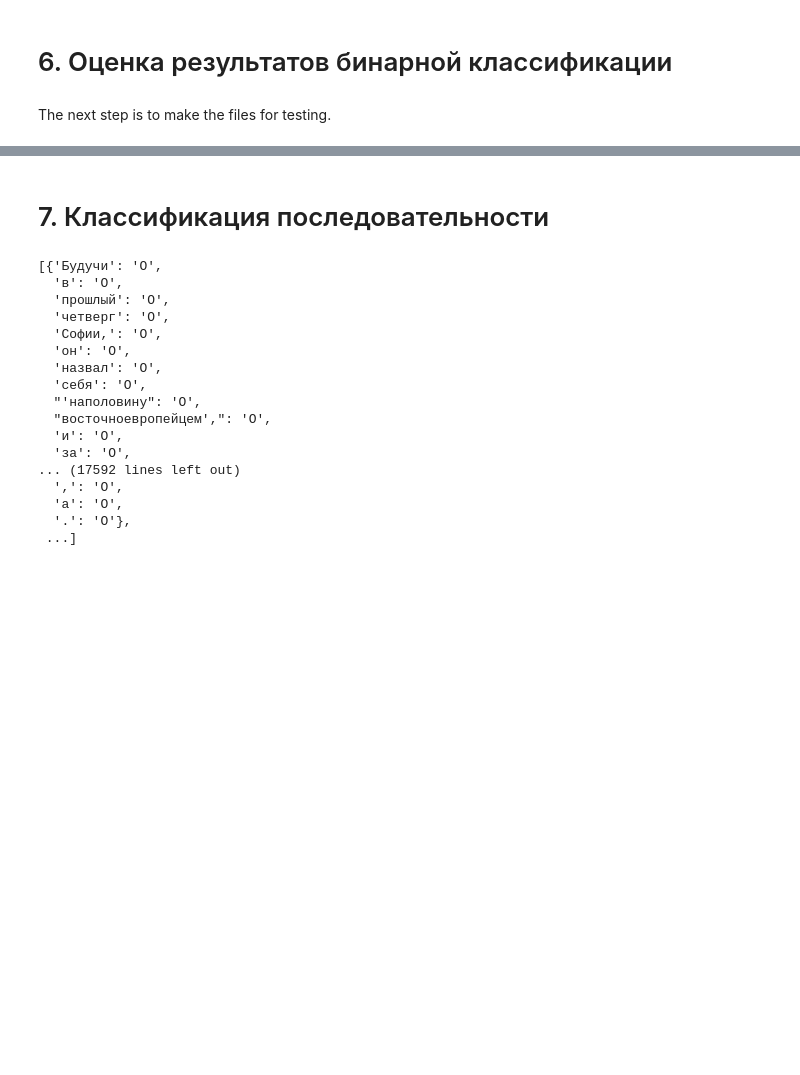
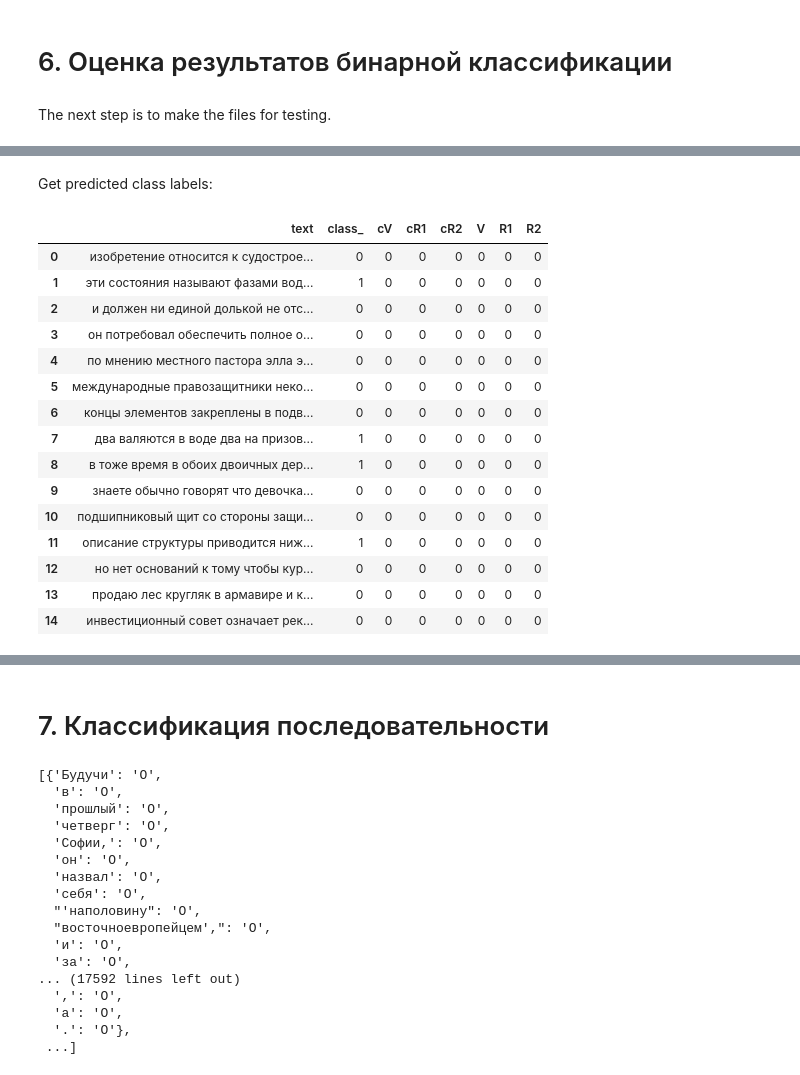
Before and after one commit to aikakysymys/MachineLearning, a Jupyter notebook: HW2_ellipsis.ipynb, the cells around one changed output, grey strips where cells are left out. Saved outputs shown, nothing was run; the diff lists cells and outputs as text; code cells hidden in the pictures; blank space fills up the shorter version.

```diff
--- a/HW2_ellipsis.ipynb
+++ b/HW2_ellipsis.ipynb
@@ -544,7 +659,7 @@ Use tf.cast instead.
 # %% [markdown]
 The next step is to make the files for testing.
 # %%
-test = pd.read_csv('test.csv',sep = '\t', quoting=csv.QUOTE_NONE,encoding='utf-8').fillna(0)
+#test = pd.read_csv('test.csv',sep = '\t', quoting=csv.QUOTE_NONE,encoding='utf-8').fillna(0)
 # %%
 docs_test, labels_test, text_index_test = clear_text(test, 50)
 encoded_test = [one_hot(d, vocab_size) for d in docs_test]
@@ -560,0 +676,7 @@ The achieved accuracy is 59.2%.
+# %%
+zeros = []
+for i in enumerate(docs_test):
+    zeros.append('0')
+# %%
+
+test_ = pd.DataFrame({'text': docs_test, 'class_': labels_test, 'cV':zeros, 'cR1':zeros, 'cR2':zeros, 'V':zeros, 'R1':zeros, 'R2':zeros})
@@ -560,0 +685,2 @@ The achieved accuracy is 59.2%.
+# %% [markdown]
+Get predicted class labels:
@@ -560,0 +697,19 @@ The achieved accuracy is 59.2%.
+# %%
+test_.head(15)
+# %% [output]
+|  | text | class_ | cV | cR1 | cR2 | V | R1 | R2 |
+| 0 | изобретение относится к судострое... | 0 | 0 | 0 | 0 | 0 | 0 | 0 |
+| 1 | эти состояния называют фазами вод... | 1 | 0 | 0 | 0 | 0 | 0 | 0 |
+| 2 | и должен ни единой долькой не отс... | 0 | 0 | 0 | 0 | 0 | 0 | 0 |
+| 3 | он потребовал обеспечить полное о... | 0 | 0 | 0 | 0 | 0 | 0 | 0 |
+| 4 | по мнению местного пастора элла э... | 0 | 0 | 0 | 0 | 0 | 0 | 0 |
+| 5 | международные правозащитники неко... | 0 | 0 | 0 | 0 | 0 | 0 | 0 |
+| 6 | концы элементов закреплены в подв... | 0 | 0 | 0 | 0 | 0 | 0 | 0 |
+| 7 | два валяются в воде два на призов... | 1 | 0 | 0 | 0 | 0 | 0 | 0 |
+| 8 | в тоже время в обоих двоичных дер... | 1 | 0 | 0 | 0 | 0 | 0 | 0 |
+| 9 | знаете обычно говорят что девочка... | 0 | 0 | 0 | 0 | 0 | 0 | 0 |
+| 10 | подшипниковый щит со стороны защи... | 0 | 0 | 0 | 0 | 0 | 0 | 0 |
+| 11 | описание структуры приводится ниж... | 1 | 0 | 0 | 0 | 0 | 0 | 0 |
+| 12 | но нет оснований к тому чтобы кур... | 0 | 0 | 0 | 0 | 0 | 0 | 0 |
+| 13 | продаю лес кругляк в армавире и к... | 0 | 0 | 0 | 0 | 0 | 0 | 0 |
+| 14 | инвестиционный совет означает рек... | 0 | 0 | 0 | 0 | 0 | 0 | 0 |
```
Also changed, not shown: parts of 18 cells of this notebook.
